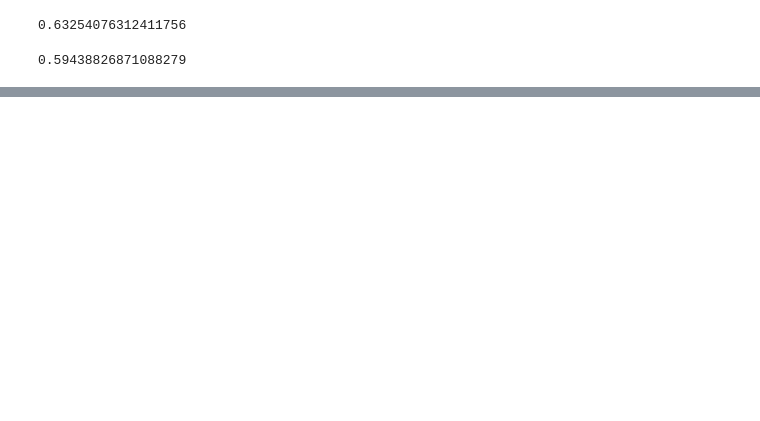
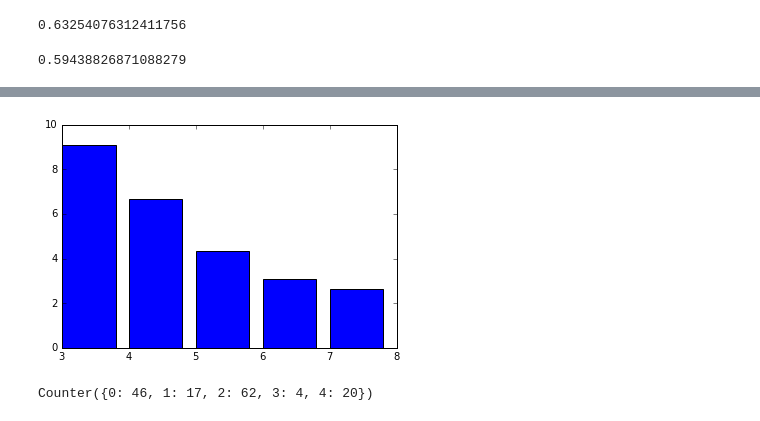
Before and after one commit to HaichaoWu/1001_project, a Jupyter notebook: Raochuan/notebook_Raochuan_Fan.ipynb, the cells around one changed output, grey strips where cells are left out. Cells and saved outputs as stored; diff of their text form; code cells hidden in the pictures; blank space fills up the shorter version.

```diff
--- a/Raochuan/notebook_Raochuan_Fan.ipynb
+++ b/Raochuan/notebook_Raochuan_Fan.ipynb
@@ -220,0 +243,7 @@ TypeError: score() takes at least 3 arguments (1 given)
+# %%
+races2010 = race2010.drop('total', 1)
+races2000 = race2000.drop('total', 1)
+# %%
+kmeans = KMeans(n_clusters=5, n_init=20, init = 'k-means++')
+kmeans.fit(races2010)
+label2010 = kmeans.labels_
@@ -220,0 +254,4 @@ TypeError: score() takes at least 3 arguments (1 given)
+# %%
+kmeans = KMeans(n_clusters=5, n_init=20, init = 'k-means++')
+kmeans.fit(races2000)
+label2000 = kmeans.labels_
@@ -220,0 +294,11 @@ TypeError: score() takes at least 3 arguments (1 given)
+# %%
+result = {}
+for n in range(3,8):
+    kmeans = KMeans(n_clusters=n, n_init=20, init = 'k-means++')
+    kmeans.fit(races2010)
+    result[n] = kmeans.inertia_
+# %%
+plt.bar(result.keys(),result.values())
+plt.show()
+# %% [output]
+[figure, added]
@@ -220,0 +309,5 @@ TypeError: score() takes at least 3 arguments (1 given)
+# %%
+from collections import Counter
+Counter(label)
+# %% [output]
+Counter({0: 46, 1: 17, 2: 62, 3: 4, 4: 20})
```
Also changed, not shown: parts of 19 cells of this notebook, 6 other files.
